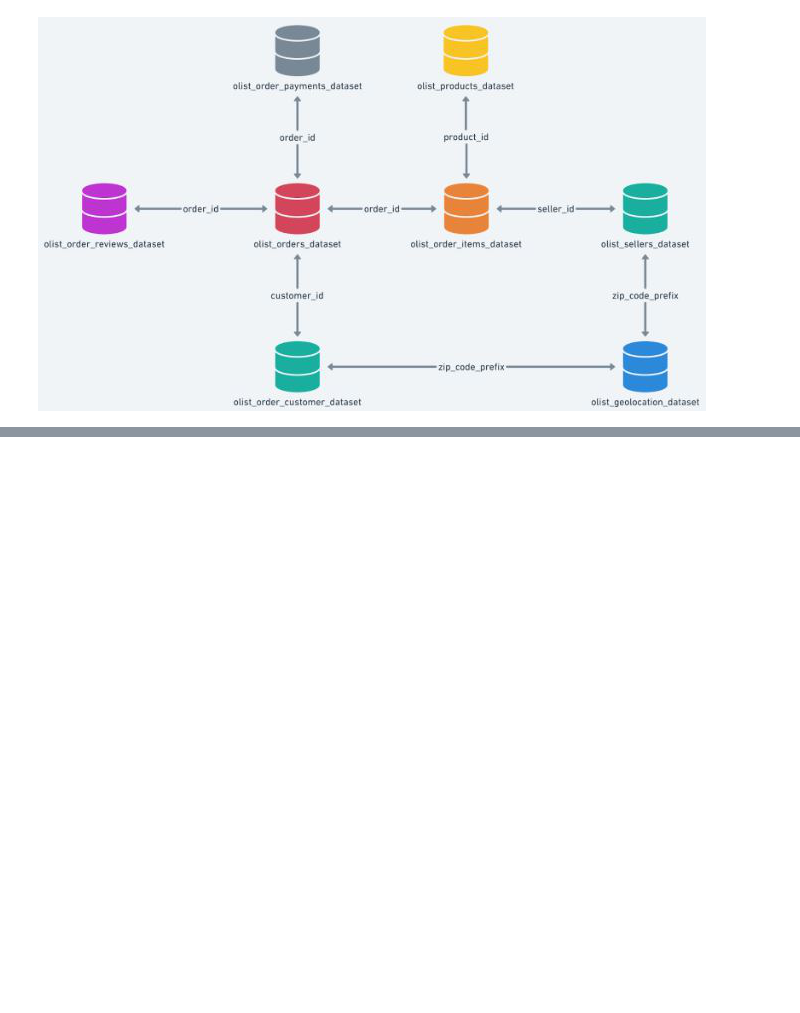
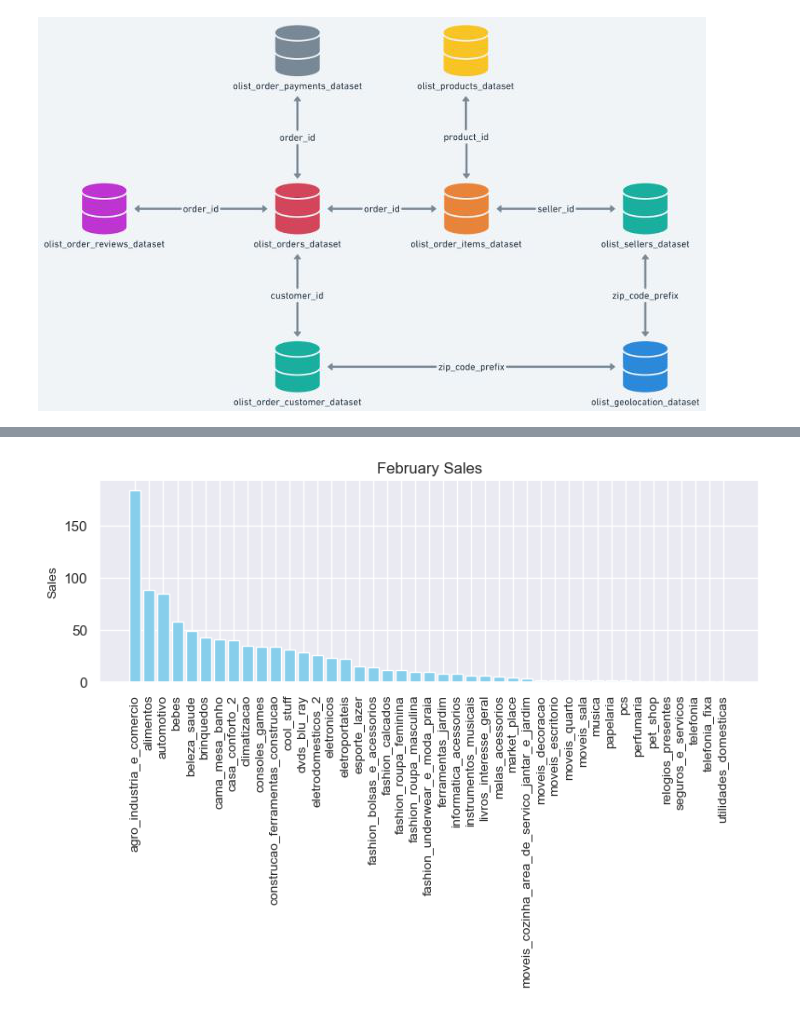
Before and after one commit to buttonsnail/Springboard, a Jupyter notebook: Capstone2.ipynb, the cells around one changed output, grey strips where cells are left out. Saved outputs shown, nothing was run; the diff lists cells and outputs as text; code cells hidden in the pictures; blank space fills up the shorter version.

```diff
--- a/Capstone2.ipynb
+++ b/Capstone2.ipynb
@@ -407,0 +699,15 @@ MemoryError: Unable to allocate 1.36 GiB for an array with shape (10, 18188958)
+# %%
+Feb = TopProduct17[TopProduct17['Month'] == 2]
+categories = Jan['product_category_name'].unique()
+values = sorted(Jan['sales'], reverse = True)
+
+# Creating the bar chart
+plt.figure(figsize=(8, 6))
+plt.bar(categories, values, color='skyblue')
+plt.ylabel('Sales', fontsize=10)
+plt.title('February Sales')
+plt.xticks(rotation=90, fontsize=10)
+plt.tight_layout()
+plt.show()
+# %% [output]
+[figure, added]
```
Also changed, not shown: parts of 128 cells of this notebook.
